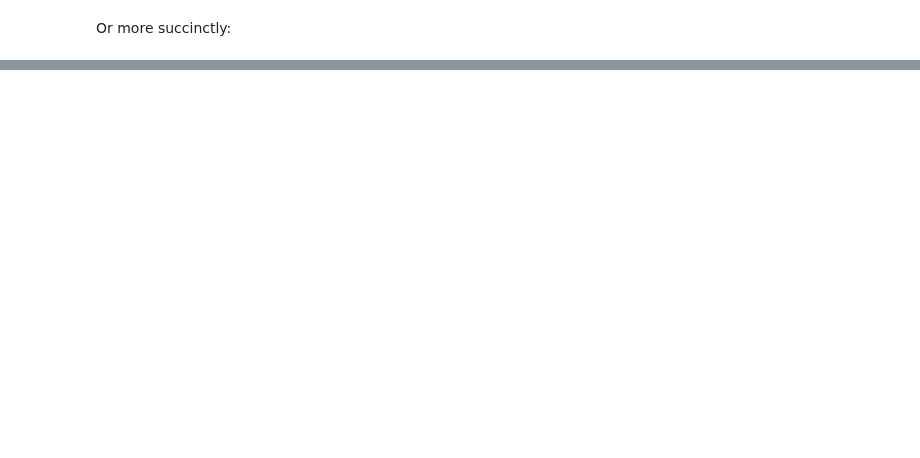
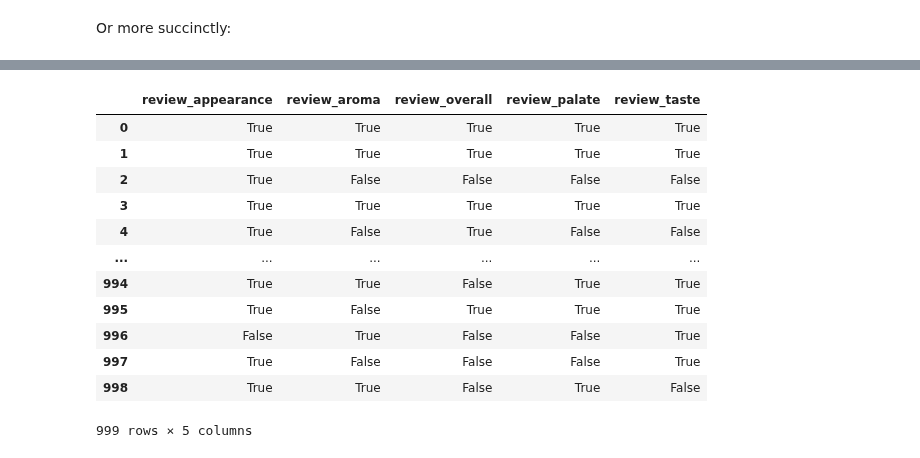
Before and after one commit to ihmeuw/ihme-python-course, a Jupyter notebook: Lecture 4/Pandas II.ipynb, the cells around one changed output, grey strips where cells are left out. Cells and saved outputs as stored; diff of their text form; code cells hidden in the pictures; blank space fills up the shorter version.

```diff
--- a/Lecture 4/Pandas II.ipynb
+++ b/Lecture 4/Pandas II.ipynb
@@ -127,0 +141,3 @@ df[df.beer_style.isin(['American IPA', 'Pilsner'])].head()
+# %%
+review_cols = [c for c in df.columns if c[0:6] == 'review']
+review_cols
@@ -127,0 +174,16 @@ df[df.beer_style.isin(['American IPA', 'Pilsner'])].head()
+# %%
+(df[review_cols] >= 4)
+# %% [output]
+|  | review_appearance | review_aroma | review_overall | review_palate | review_taste |
+| 0 | True | True | True | True | True |
+| 1 | True | True | True | True | True |
+| 2 | True | False | False | False | False |
+| 3 | True | True | True | True | True |
+| 4 | True | False | True | False | False |
+| ... | ... | ... | ... | ... | ... |
+| 994 | True | True | False | True | True |
+| 995 | True | False | True | True | True |
+| 996 | False | True | False | False | True |
+| 997 | True | False | False | False | True |
+| 998 | True | True | False | True | False |
+999 rows × 5 columns
```
Also changed, not shown: parts of 34 cells of this notebook, 1 other file.
